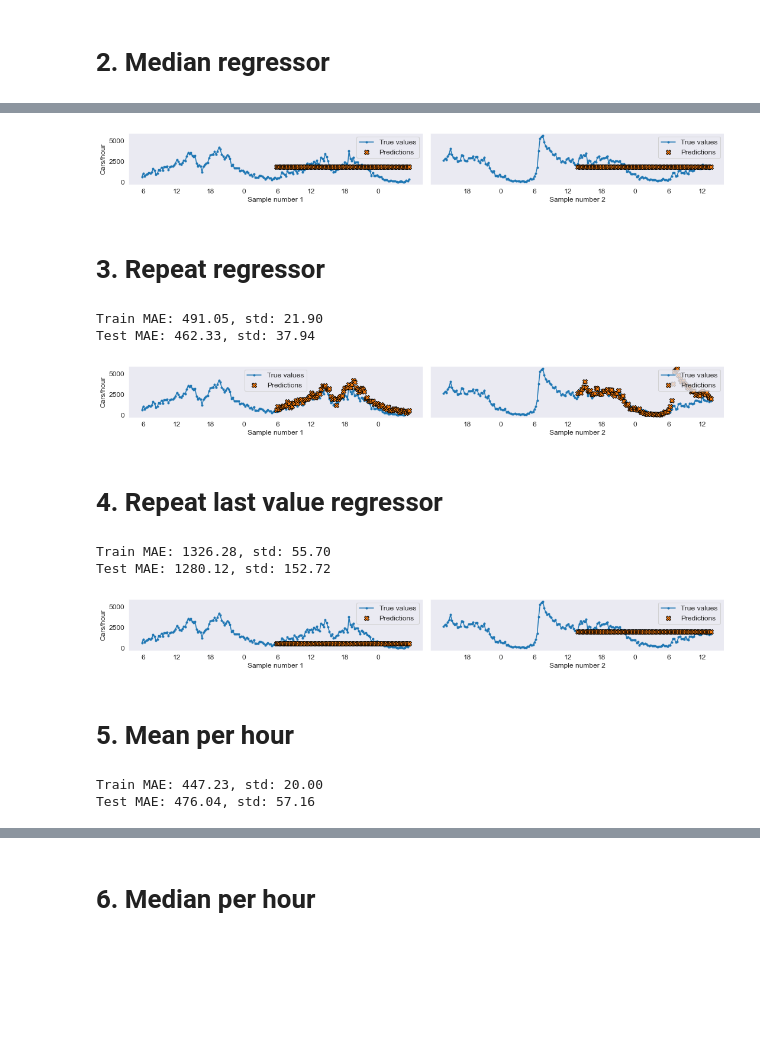
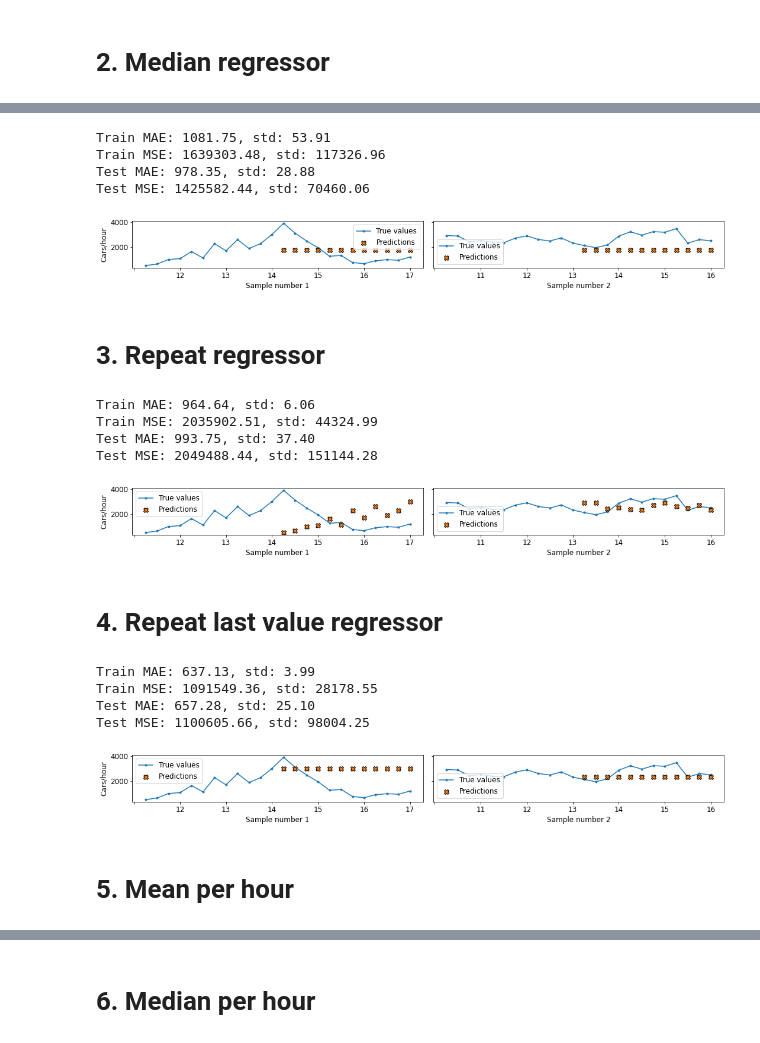
Before and after one commit to elena-sg/madrid-traffic, a Jupyter notebook: notebooks/04-baseline-models.ipynb, the cells around one changed output, grey strips where cells are left out. Saved outputs shown, nothing was run; the diff lists cells and outputs as text; code cells hidden in the pictures; blank space fills up the shorter version.

```diff
--- a/notebooks/04-baseline-models.ipynb
+++ b/notebooks/04-baseline-models.ipynb
@@ -1,21 +1,18 @@
 # %% [markdown]
 [Forecasting: Principles and Practice](https://otexts.com/fpp2/)
 # %%
-import matplotlib.pyplot as plt
-
 from graph_traffic.get_data import get_data
 from graph_traffic.config import figures_path
 from graph_traffic.dataloading import npzDataset
 from graph_traffic.baseline_models import MeanRegressor, MedianRegressor, RepeatRegressor, RepeatLastRegressor, DaytimeRegressor, DriftRegressor
-from graph_traffic.model_selection import timeseries_cv, plot_predictions
-import numpy as np
+from graph_traffic.model_selection import timeseries_cv, plot_predictions, print_losses
 from random import choices
 
 baseline_path = figures_path + "/baseline"
 
 data_dict = dict(
     ids_list=[1001],
-    seq_len=24*4,
+    seq_len=12,
     with_graph=False,
     from_date="2019-01-01",
     to_date="2019-12-31",
@@ -43,7 +40,8 @@ temporal_dict = dict(
     minute="drop",
     bank_holiday="drop",
     school_holiday="drop",
-    working_day="drop"
+    working_day="drop",
+    state_of_alarm="drop"
 )
 
 get_data(data_dict, meteo_dict, temporal_dict)
@@ -92,45 +84,42 @@ Test MAE: 998.09, std: 69.18
+# %%
+estimators, train_losses, test_losses = timeseries_cv(MedianRegressor(), train_x, train_y)
+print_losses(train_losses, test_losses)
+# %% [output]
+Train MAE: 1081.75, std: 53.91
+Train MSE: 1639303.48, std: 117326.96
+Test MAE: 978.35, std: 28.88
+Test MSE: 1425582.44, std: 70460.06
 # %%
-plot_predictions(estimator, test_x, test_y, random_samples, data_dict["ids_list"], data_dict["seq_len"], name_save=baseline_path + "/median.png")
+plot_predictions(estimators[0], test_x, test_y, random_samples, data_dict["ids_list"], data_dict["seq_len"], name_save=baseline_path + "/median.png")
 # %% [output]
-[figure, old version]
+[figure, new version]
 # %% [markdown]
 # 3. Repeat regressor
-# %%
-estimator, train_losses, test_losses = timeseries_cv(RepeatRegressor(), train_x, train_y)
-mean_train_loss = np.mean(train_losses)
-mean_test_loss = np.mean(test_losses)
-print(f"Train MAE: {mean_train_loss:.2f}, std: {np.std(train_losses):.2f}")
-print(f"Test MAE: {mean_test_loss:.2f}, std: {np.std(test_losses):.2f}")
-# %% [output]
-Train MAE: 491.05, std: 21.90
-Test MAE: 462.33, std: 37.94
+# %%
+estimators, train_losses, test_losses = timeseries_cv(RepeatRegressor(), train_x, train_y)
+print_losses(train_losses, test_losses)
+# %% [output]
+Train MAE: 964.64, std: 6.06
+Train MSE: 2035902.51, std: 44324.99
+Test MAE: 993.75, std: 37.40
+Test MSE: 2049488.44, std: 151144.28
 # %%
-plot_predictions(estimator, test_x, test_y, random_samples, data_dict["ids_list"], data_dict["seq_len"], name_save=baseline_path + "/repeat.png")
+plot_predictions(estimators[0], test_x, test_y, random_samples, data_dict["ids_list"], data_dict["seq_len"], name_save=baseline_path + "/repeat.png")
 # %% [output]
-[figure, old version]
+[figure, new version]
 # %% [markdown]
 # 4. Repeat last value regressor
-# %%
-estimator, train_losses, test_losses = timeseries_cv(RepeatLastRegressor(), train_x, train_y)
-mean_train_loss = np.mean(train_losses)
-mean_test_loss = np.mean(test_losses)
-print(f"Train MAE: {mean_train_loss:.2f}, std: {np.std(train_losses):.2f}")
-print(f"Test MAE: {mean_test_loss:.2f}, std: {np.std(test_losses):.2f}")
-# %% [output]
-Train MAE: 1326.28, std: 55.70
-Test MAE: 1280.12, std: 152.72
+# %%
+estimators, train_losses, test_losses = timeseries_cv(RepeatLastRegressor(), train_x, train_y)
+print_losses(train_losses, test_losses)
+# %% [output]
+Train MAE: 637.13, std: 3.99
+Train MSE: 1091549.36, std: 28178.55
+Test MAE: 657.28, std: 25.10
+Test MSE: 1100605.66, std: 98004.25
 # %%
-plot_predictions(estimator, test_x, test_y, random_samples, data_dict["ids_list"], data_dict["seq_len"], name_save=baseline_path + "/repeat_last.png")
+plot_predictions(estimators[0], test_x, test_y, random_samples, data_dict["ids_list"], data_dict["seq_len"], name_save=baseline_path + "/repeat_last.png")
 # %% [output]
-[figure, old version]
+[figure, new version]
 # %% [markdown]
 # 5. Mean per hour
-# %%
-estimator, train_losses, test_losses = timeseries_cv(DaytimeRegressor("mean"), train_x[:, :, :, [0, 1]], train_y)
-mean_train_loss = np.mean(train_losses)
-mean_test_loss = np.mean(test_losses)
-print(f"Train MAE: {mean_train_loss:.2f}, std: {np.std(train_losses):.2f}")
-print(f"Test MAE: {mean_test_loss:.2f}, std: {np.std(test_losses):.2f}")
-# %% [output]
-Train MAE: 447.23, std: 20.00
-Test MAE: 476.04, std: 57.16
```
Also changed, not shown: parts of 18 cells of this notebook, 13 other files.
